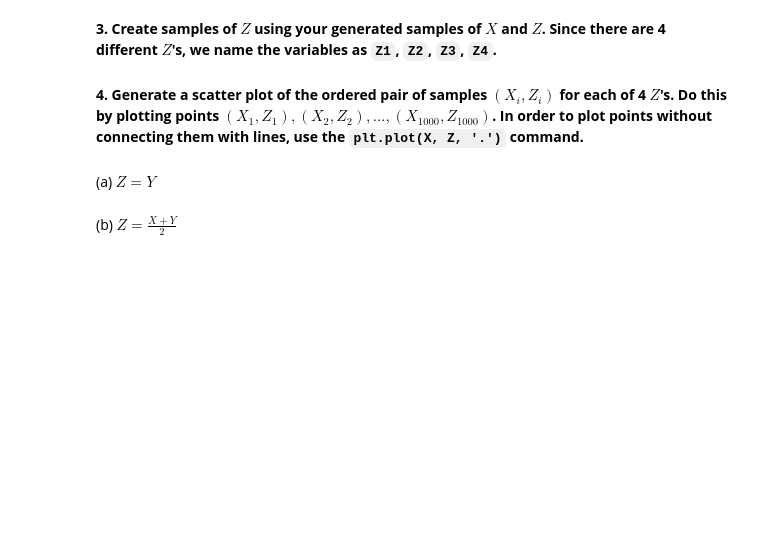
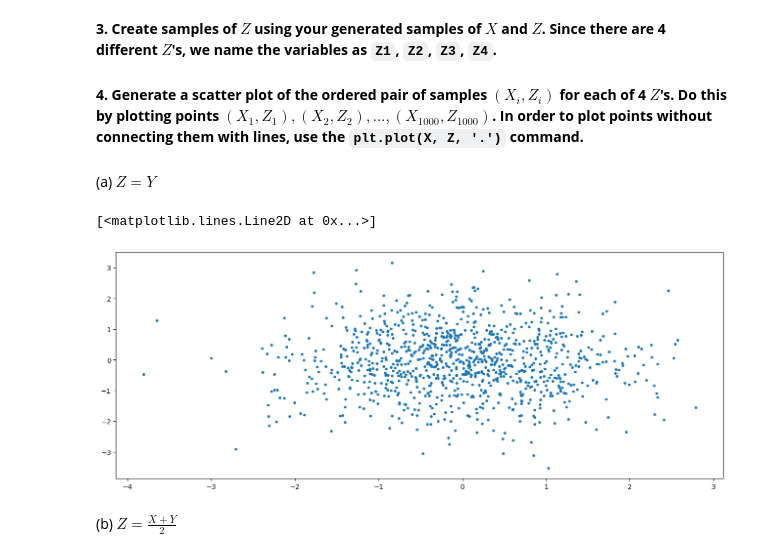
Before and after one commit to cdavin2/dsp_lab07b, a Jupyter notebook: lab07b_final_report.ipynb, the cells around one changed output. Cells and saved outputs as stored; diff of their text form; code cells hidden in the pictures; blank space fills up the shorter version.

````diff
--- a/lab07b_final_report.ipynb
+++ b/lab07b_final_report.ipynb
@@ -46,2 +47,6 @@ insert your answer here
+# %%
+# insert your code here
+x = np.random.normal(loc=0.0, scale=1.0, size=1000)
+y = np.random.normal(loc=0.0, scale=1.0, size=1000)
 # %% [markdown]
 **3. Create samples of $Z$ using your generated samples of $X$ and $Z$. Since there are 4 different $Z$'s, we name the variables as ```Z1```, ```Z2```, ```Z3```, ```Z4```.**
@@ -50,9 +53,19 @@ insert your answer here
+# %%
+# insert your code here
+z1 = y
+z2 = (x + y) / 2
+z3 = (4*x + y) / 2
+z4 = (99*x + y) / 100
 # %% [markdown]
 **4. Generate a scatter plot of the ordered pair of samples $(X_i,Z_i)$ for each of 4 $Z$'s. Do this by plotting points $(X_1,Z_1),(X_2,Z_2),\dots,(X_{1000},Z_{1000})$. In order to plot points without connecting them with lines, use the ```plt.plot(X, Z, '.')``` command.**
 # %% [markdown]
 (a) $Z=Y$
 # %%
 # insert your code here
+plt.plot(x, z1, '.')
+# %% [output]
+[<matplotlib.lines.Line2D at 0x...>]
+[figure, added]
 # %% [markdown]
 (b) $Z=\frac{X+Y}{2}$
 # %%
````
Also changed, not shown: parts of 23 cells of this notebook.
